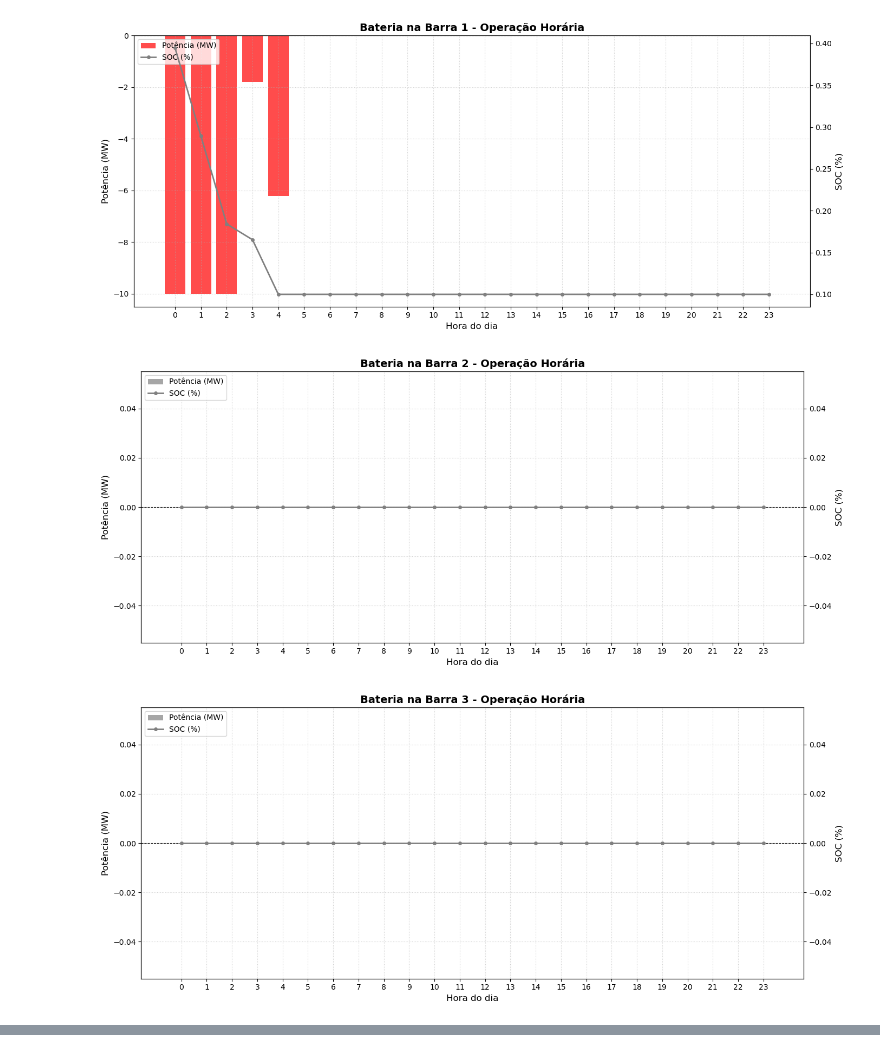
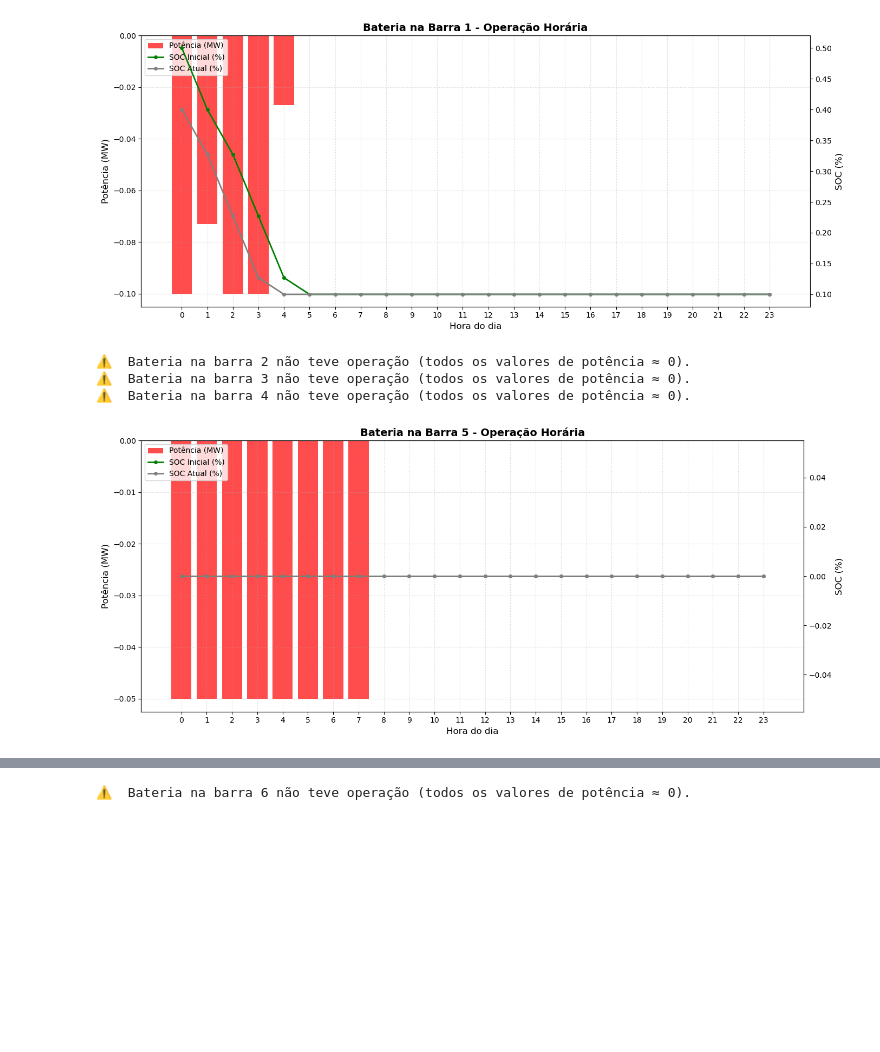
Before and after one commit to lucasedbraga/gopt-BessWindAgentOperator, a Jupyter notebook: IHM/BessWindOperation.ipynb, the cells around one changed output, grey strips where cells are left out. Cells and saved outputs as stored; diff of their text form; code cells hidden in the pictures; blank space fills up the shorter version.

```diff
--- a/IHM/BessWindOperation.ipynb
+++ b/IHM/BessWindOperation.ipynb
@@ -1,9 +1,11 @@
 # %%
 from PlotBessWindOperation import BatteryPlotter
 # %%
-plotter = BatteryPlotter(db_path='../DATA/output/resultados_PL.db')
+plotter = BatteryPlotter(db_path='../DATA/output/resultados_PL.db',cen_id='20260222171104')
 plotter.plot_all_batteries()
 # %% [output]
-[figure, old version]
+[figure, new version]
+⚠️  Bateria na barra 2 não teve operação (todos os valores de potência ≈ 0).
+⚠️  Bateria na barra 3 não teve operação (todos os valores de potência ≈ 0).
+⚠️  Bateria na barra 4 não teve operação (todos os valores de potência ≈ 0).
-[figure, old version]
+[figure, new version]
-[figure, removed]
@@ -12,0 +12 @@ plotter.plot_all_batteries()
+⚠️  Bateria na barra 6 não teve operação (todos os valores de potência ≈ 0).
```
Also changed, not shown: parts of 1 cell of this notebook, 12 other files.
